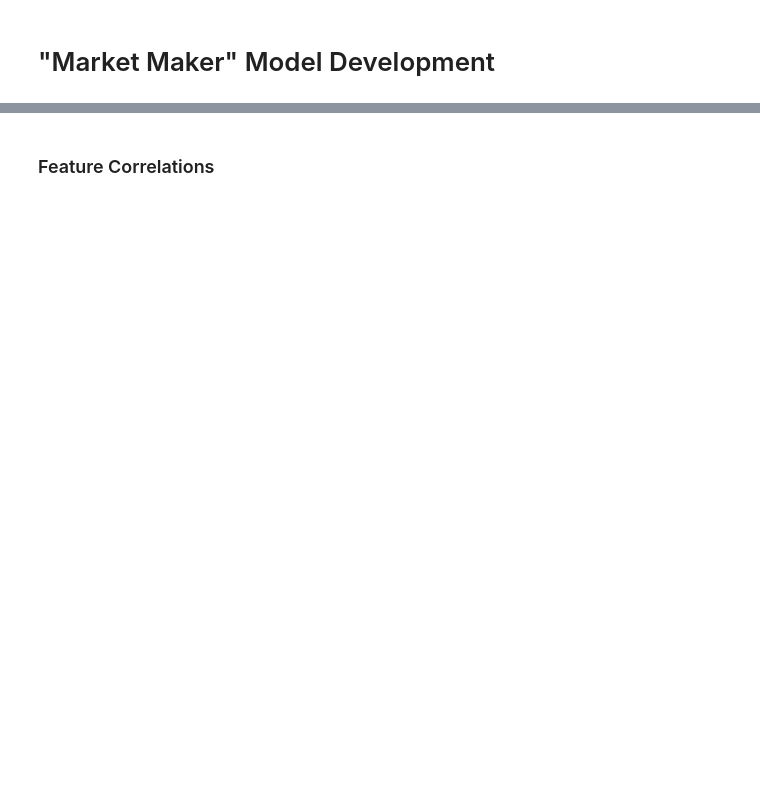
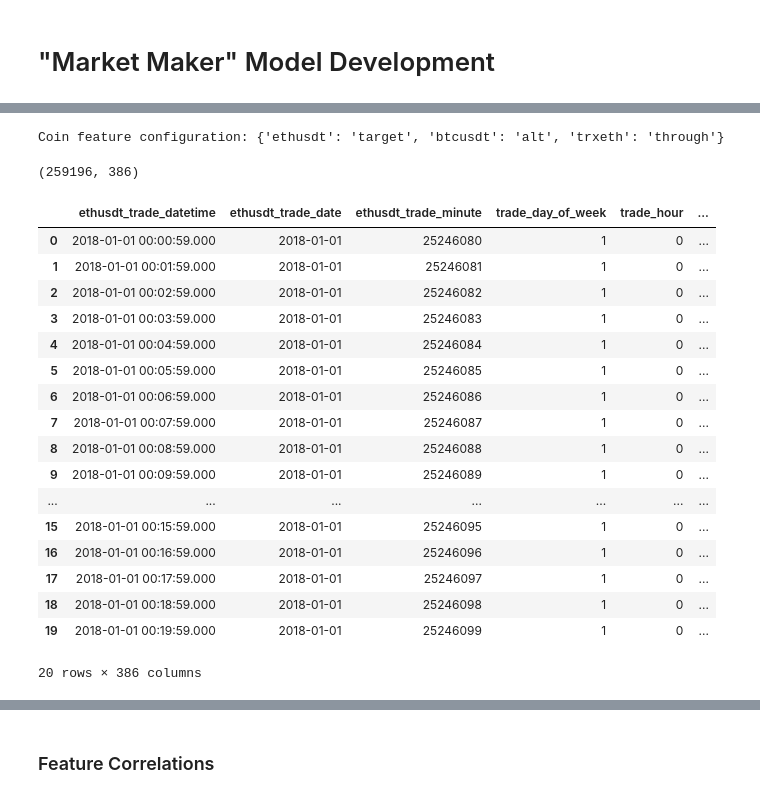
Before and after one commit to ChrisMcPherson/logic_by_loidsig, a Jupyter notebook: notebooks/market_maker_model_dev.ipynb, the cells around one changed output, grey strips where cells are left out. Drawn from its saved outputs; the diff is of its cells as text; code cells hidden in the pictures; blank space fills up the shorter version.

Commit message:
Additional simulation improvements and model bug fixes

```diff
--- a/notebooks/market_maker_model_dev.ipynb
+++ b/notebooks/market_maker_model_dev.ipynb
@@ -329,0 +34,40 @@ dtype: object
+# %%
+def features(feature_minutes_list, trade_window_list=[10]):
+    #TODO: move this config to simulation argument
+    coin_pair_dict = {'ethusdt':'target',
+                  'btcusdt':'alt',
+                  'trxeth':'through'}
+    print(f"Coin feature configuration: {coin_pair_dict}")
+
+    mm_training = market_maker_training.MarketMakerTraining(coin_pair_dict, feature_minutes_list, trade_window_list)
+    try:
+        mm_training.set_training_data()
+    except Exception as e:
+        print(f"Failed setting training data: {e}")
+        return
+    return mm_training.training_df, mm_training.feature_column_list, mm_training.target_column_list
+
+feature_minutes_list = [1,3,5,10,20,30,40,50,60,120,240,480,960]
+features_df, feature_col, target_col_list = features(feature_minutes_list)
+features_df.head(20)
+# %% [output]
+Coin feature configuration: {'ethusdt': 'target', 'btcusdt': 'alt', 'trxeth': 'through'}
+(259196, 386)
+|  | ethusdt_trade_datetime | ethusdt_trade_date | ethusdt_trade_minute | trade_day_of_week | trade_hour | ... |
+| 0 | 2018-01-01 00:00:59.000 | 2018-01-01 | 25246080 | 1 | 0 | ... |
+| 1 | 2018-01-01 00:01:59.000 | 2018-01-01 | 25246081 | 1 | 0 | ... |
+| 2 | 2018-01-01 00:02:59.000 | 2018-01-01 | 25246082 | 1 | 0 | ... |
+| 3 | 2018-01-01 00:03:59.000 | 2018-01-01 | 25246083 | 1 | 0 | ... |
+| 4 | 2018-01-01 00:04:59.000 | 2018-01-01 | 25246084 | 1 | 0 | ... |
+| 5 | 2018-01-01 00:05:59.000 | 2018-01-01 | 25246085 | 1 | 0 | ... |
+| 6 | 2018-01-01 00:06:59.000 | 2018-01-01 | 25246086 | 1 | 0 | ... |
+| 7 | 2018-01-01 00:07:59.000 | 2018-01-01 | 25246087 | 1 | 0 | ... |
+| 8 | 2018-01-01 00:08:59.000 | 2018-01-01 | 25246088 | 1 | 0 | ... |
+| 9 | 2018-01-01 00:09:59.000 | 2018-01-01 | 25246089 | 1 | 0 | ... |
+| ... | ... | ... | ... | ... | ... | ... |
+| 15 | 2018-01-01 00:15:59.000 | 2018-01-01 | 25246095 | 1 | 0 | ... |
+| 16 | 2018-01-01 00:16:59.000 | 2018-01-01 | 25246096 | 1 | 0 | ... |
+| 17 | 2018-01-01 00:17:59.000 | 2018-01-01 | 25246097 | 1 | 0 | ... |
+| 18 | 2018-01-01 00:18:59.000 | 2018-01-01 | 25246098 | 1 | 0 | ... |
+| 19 | 2018-01-01 00:19:59.000 | 2018-01-01 | 25246099 | 1 | 0 | ... |
+20 rows × 386 columns
```
Also changed, not shown: parts of 26 cells of this notebook, 11 other files.
